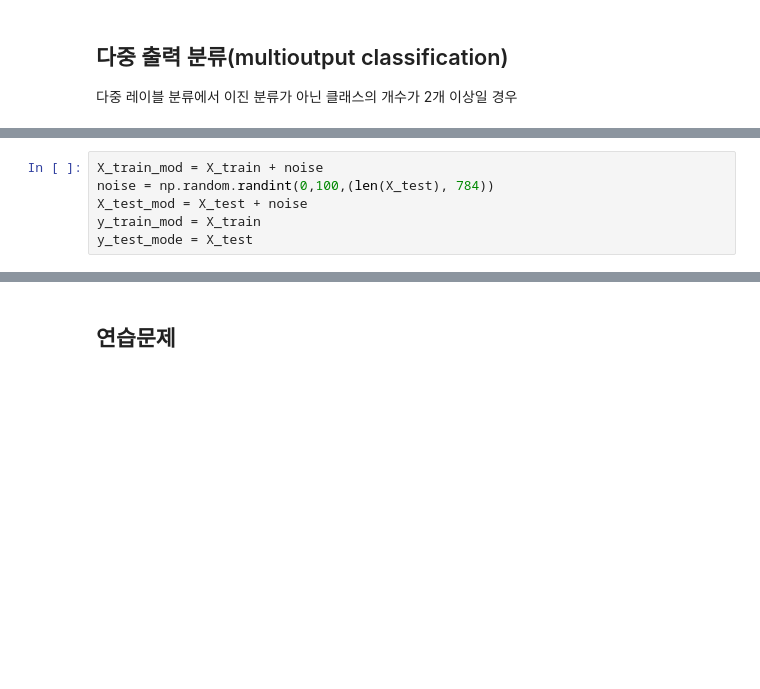
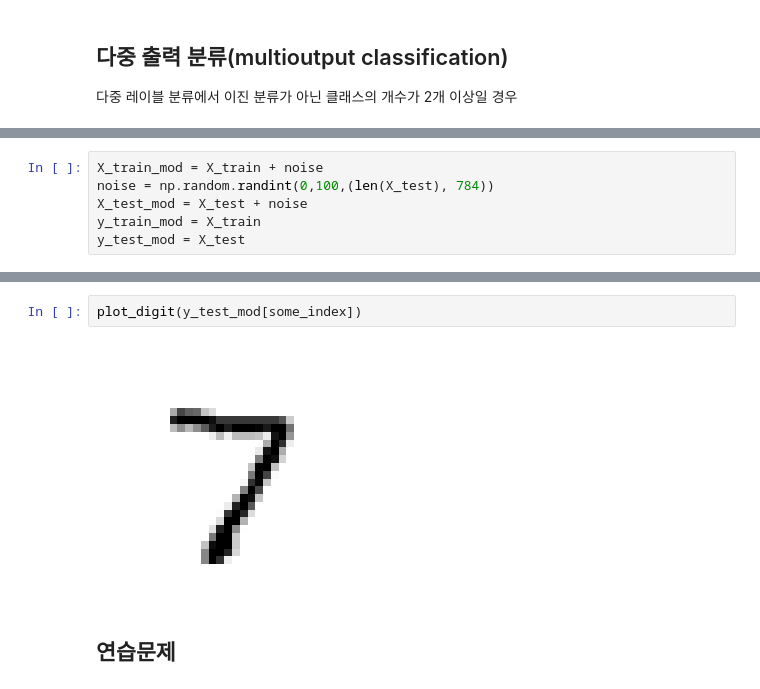
Before and after one commit to jsj267/Book-notes, a Jupyter notebook: Hands-on machine learning with scikit-learn 2nd/3장.ipynb, the cells around one changed output, grey strips where cells are left out. Cells and saved outputs as stored; diff of their text form; blank space fills up the shorter version.

```diff
--- a/Hands-on machine learning with scikit-learn 2nd/3장.ipynb
+++ b/Hands-on machine learning with scikit-learn 2nd/3장.ipynb
@@ -454,4 +461,4 @@ X_train_mod = X_train + noise
 noise = np.random.randint(0,100,(len(X_test), 784))
 X_test_mod = X_test + noise
 y_train_mod = X_train
-y_test_mode = X_test
+y_test_mod = X_test
@@ -462,3 +487,7 @@ plot_digit(clean_digit)
+# %%
+plot_digit(y_test_mod[some_index])
+# %% [output]
+[figure, added]
 # %% [markdown]
 ## 연습문제
 # %% [markdown]
```
Also changed, not shown: parts of 36 cells of this notebook.
